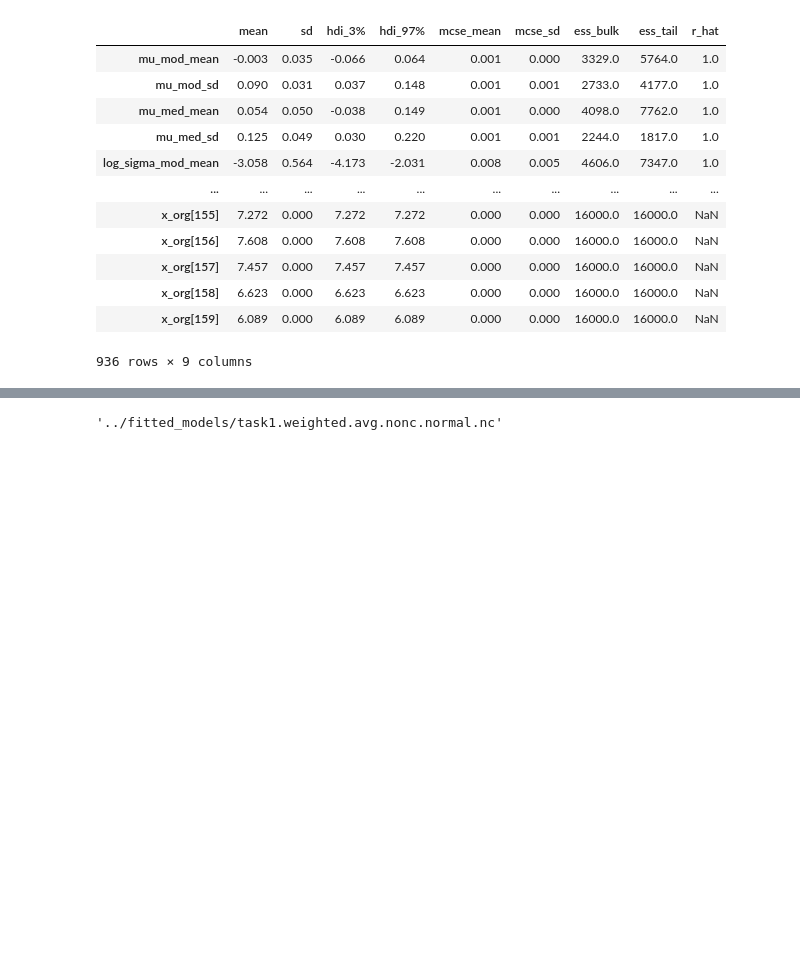
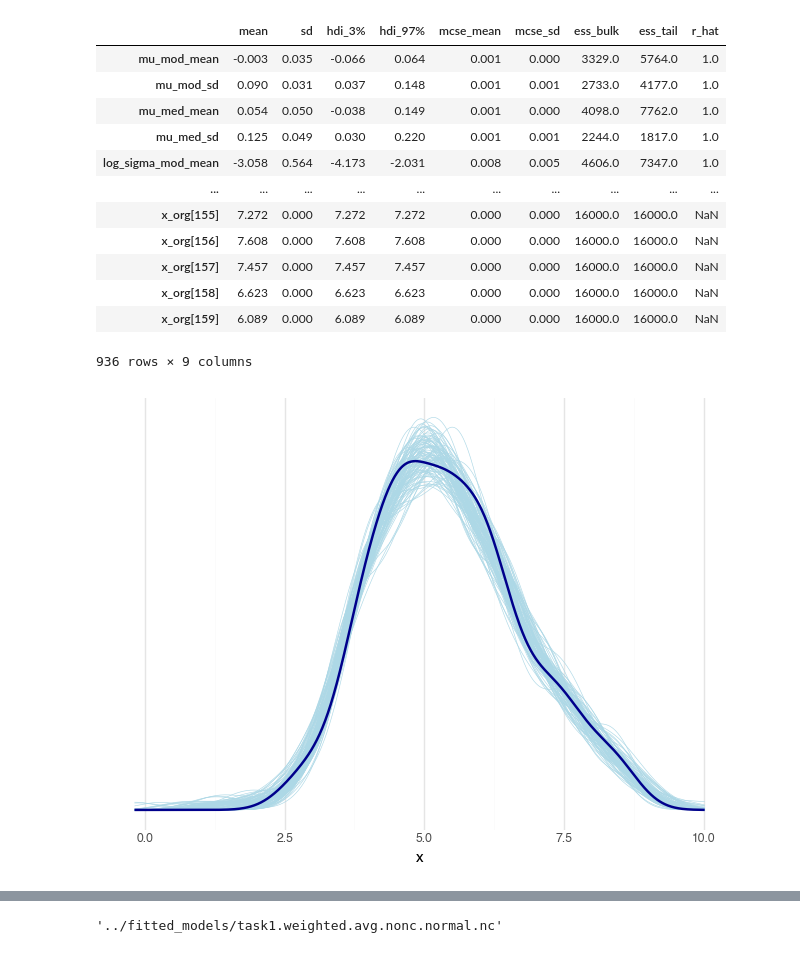
Before and after one commit to mika-long/vis-decode-analysis, a Jupyter notebook: analysis/pymc_files/task1.ipynb, the cells around one changed output, grey strips where cells are left out. Cells and saved outputs as stored; diff of their text form; code cells hidden in the pictures; blank space fills up the shorter version.

Commit message:
next step: grouped function plots

```diff
--- a/analysis/pymc_files/task1.ipynb
+++ b/analysis/pymc_files/task1.ipynb
@@ -514,5 +600,7 @@ az.summary(task1_idata)
 | x_org[159] | 6.089 | 0.000 | 6.089 | 6.089 | 0.000 | 0.000 | 16000.0 | 16000.0 | NaN |
 936 rows × 9 columns
 # %%
-pp_check_dens_overlay(task1_idata)
+pp_check_dens_overlay(task1_idata, var_name='x')
+# %% [output]
+[figure, added]
 # %%
```
Also changed, not shown: parts of 5 cells of this notebook.
